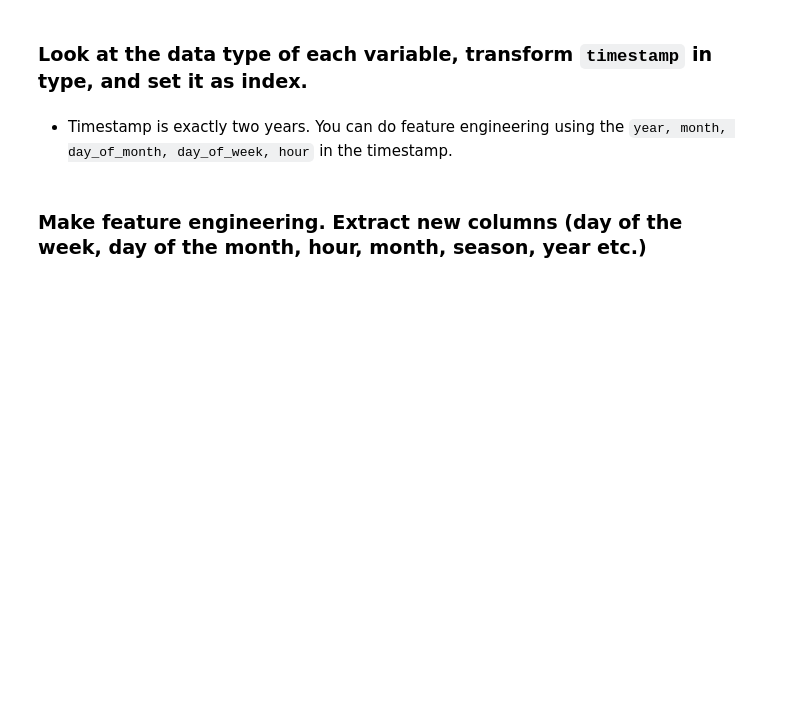
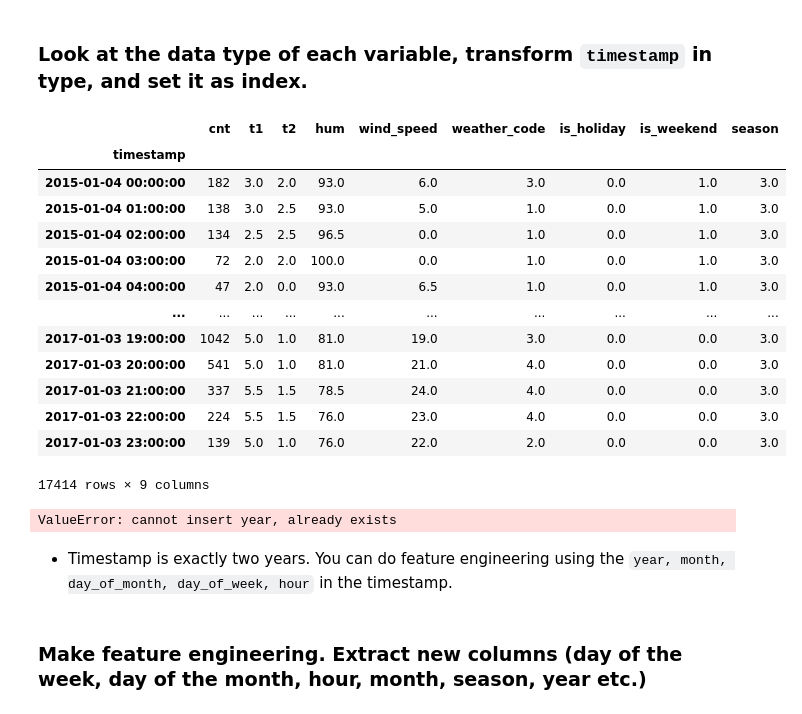
Before and after one commit to KursaDSc/Data_visualization_Assignment, a Jupyter notebook: Homework.ipynb, the cells around one changed output. Saved outputs shown, nothing was run; the diff lists cells and outputs as text; code cells hidden in the pictures; blank space fills up the shorter version.

```diff
--- a/Homework.ipynb
+++ b/Homework.ipynb
@@ -163,5 +167,38 @@ ax.set_title("Distribution of new bike shares for different weather conditions",
 # %% [markdown]
 ### Look at the data type of each variable, transform `timestamp` in type, and set it as index.
+# %%
+# df['timestamp'] = pd.to_datetime(df['timestamp'])
+df.set_index('timestamp', inplace = True)
+df
+# %% [output]
+|  | cnt | t1 | t2 | hum | wind_speed | weather_code | is_holiday | is_weekend | season |
+| timestamp |  |  |  |  |  |  |  |  |  |
+| 2015-01-04 00:00:00 | 182 | 3.0 | 2.0 | 93.0 | 6.0 | 3.0 | 0.0 | 1.0 | 3.0 |
+| 2015-01-04 01:00:00 | 138 | 3.0 | 2.5 | 93.0 | 5.0 | 1.0 | 0.0 | 1.0 | 3.0 |
+| 2015-01-04 02:00:00 | 134 | 2.5 | 2.5 | 96.5 | 0.0 | 1.0 | 0.0 | 1.0 | 3.0 |
+| 2015-01-04 03:00:00 | 72 | 2.0 | 2.0 | 100.0 | 0.0 | 1.0 | 0.0 | 1.0 | 3.0 |
+| 2015-01-04 04:00:00 | 47 | 2.0 | 0.0 | 93.0 | 6.5 | 1.0 | 0.0 | 1.0 | 3.0 |
+| ... | ... | ... | ... | ... | ... | ... | ... | ... | ... |
+| 2017-01-03 19:00:00 | 1042 | 5.0 | 1.0 | 81.0 | 19.0 | 3.0 | 0.0 | 0.0 | 3.0 |
+| 2017-01-03 20:00:00 | 541 | 5.0 | 1.0 | 81.0 | 21.0 | 4.0 | 0.0 | 0.0 | 3.0 |
+| 2017-01-03 21:00:00 | 337 | 5.5 | 1.5 | 78.5 | 24.0 | 4.0 | 0.0 | 0.0 | 3.0 |
+| 2017-01-03 22:00:00 | 224 | 5.5 | 1.5 | 76.0 | 23.0 | 4.0 | 0.0 | 0.0 | 3.0 |
+| 2017-01-03 23:00:00 | 139 | 5.0 | 1.0 | 76.0 | 22.0 | 2.0 | 0.0 | 0.0 | 3.0 |
+17414 rows × 9 columns
+# %%
+df.insert(0,'year','')
+df.insert(1,'month','')
+df.insert(2,'day_of_month','')
+df.insert(3,'day_of_week','')
+df.insert(4,'hour','')
+
+df['year'] = df.index.dt.year.strftime('%Y-%m')
+df['month'] = df.index.month()
+df['day_of_month'] = df.index.day_of_month()
+df['day_of_week'] = df.index.day_of_week()
+df['hour'] = df.index.hour()
+# %% [output]
+ValueError: cannot insert year, already exists
 # %% [markdown]
 - Timestamp is exactly two years. You can do feature engineering using the `year, month, day_of_month, day_of_week, hour` in the timestamp.
 # %% [markdown]
```
Also changed, not shown: parts of 4 cells of this notebook.
